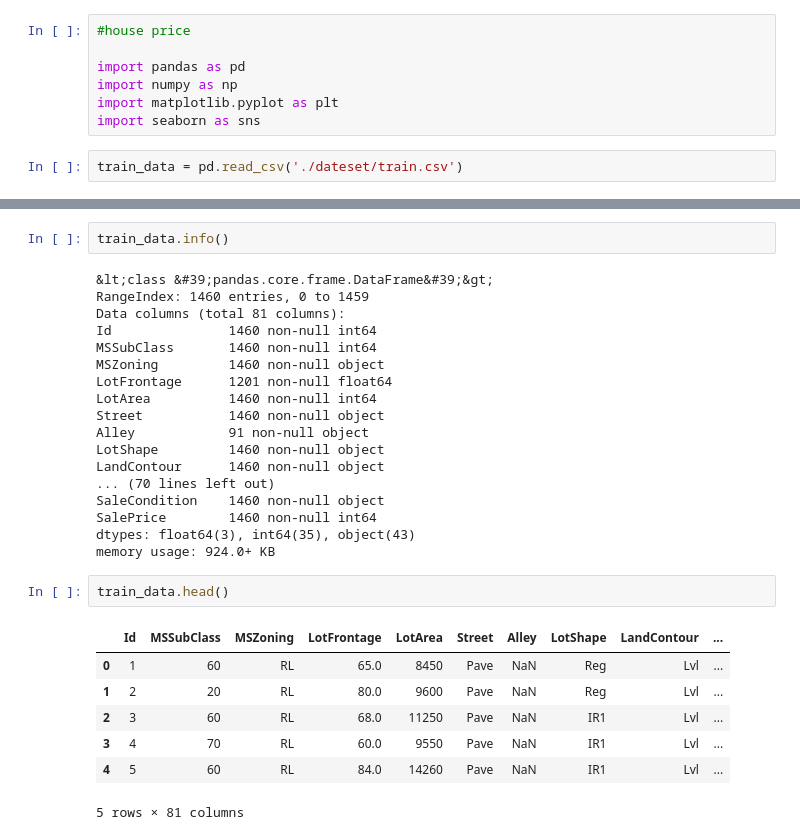
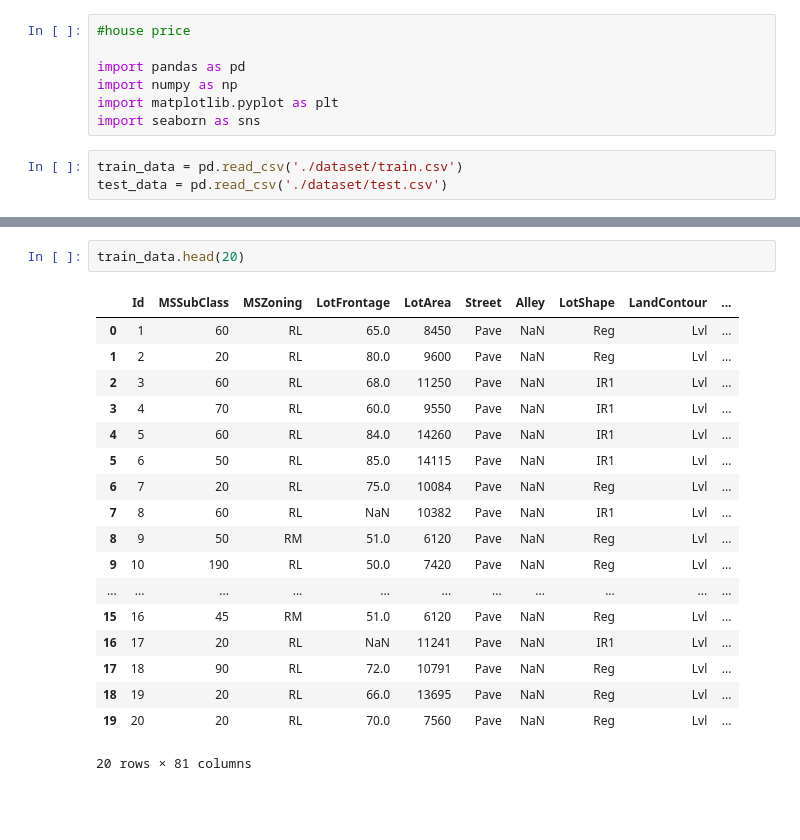
Before and after one commit to fhyPayaso/KaggleLearn, a Jupyter notebook: HousePrices/baseline.ipynb, the cells around one changed output, grey strips where cells are left out. Drawn from its saved outputs; the diff is of its cells as text; blank space fills up the shorter version.

Commit message:
house price

```diff
--- a/HousePrices/baseline.ipynb
+++ b/HousePrices/baseline.ipynb
@@ -6,4 +6,5 @@ import numpy as np
 import matplotlib.pyplot as plt
 import seaborn as sns
 # %%
-train_data = pd.read_csv('./dateset/train.csv')
+train_data = pd.read_csv('./dataset/train.csv')
+test_data = pd.read_csv('./dataset/test.csv')
@@ -23,30 +11,21 @@ train_data.describe()
-# %%
-train_data.info()
-# %% [output]
-&lt;class &#39;pandas.core.frame.DataFrame&#39;&gt;
-RangeIndex: 1460 entries, 0 to 1459
-Data columns (total 81 columns):
-Id               1460 non-null int64
-MSSubClass       1460 non-null int64
-MSZoning         1460 non-null object
-LotFrontage      1201 non-null float64
-LotArea          1460 non-null int64
-Street           1460 non-null object
-Alley            91 non-null object
-LotShape         1460 non-null object
-LandContour      1460 non-null object
-... (70 lines left out)
-SaleCondition    1460 non-null object
-SalePrice        1460 non-null int64
-dtypes: float64(3), int64(35), object(43)
-memory usage: 924.0+ KB
 # %%
-train_data.head()
+train_data.head(20)
 # %% [output]
 |  | Id | MSSubClass | MSZoning | LotFrontage | LotArea | Street | Alley | LotShape | LandContour | ... |
 | 0 | 1 | 60 | RL | 65.0 | 8450 | Pave | NaN | Reg | Lvl | ... |
 | 1 | 2 | 20 | RL | 80.0 | 9600 | Pave | NaN | Reg | Lvl | ... |
 | 2 | 3 | 60 | RL | 68.0 | 11250 | Pave | NaN | IR1 | Lvl | ... |
 | 3 | 4 | 70 | RL | 60.0 | 9550 | Pave | NaN | IR1 | Lvl | ... |
 | 4 | 5 | 60 | RL | 84.0 | 14260 | Pave | NaN | IR1 | Lvl | ... |
+| 5 | 6 | 50 | RL | 85.0 | 14115 | Pave | NaN | IR1 | Lvl | ... |
+| 6 | 7 | 20 | RL | 75.0 | 10084 | Pave | NaN | Reg | Lvl | ... |
+| 7 | 8 | 60 | RL | NaN | 10382 | Pave | NaN | IR1 | Lvl | ... |
+| 8 | 9 | 50 | RM | 51.0 | 6120 | Pave | NaN | Reg | Lvl | ... |
+| 9 | 10 | 190 | RL | 50.0 | 7420 | Pave | NaN | Reg | Lvl | ... |
+| ... | ... | ... | ... | ... | ... | ... | ... | ... | ... | ... |
+| 15 | 16 | 45 | RM | 51.0 | 6120 | Pave | NaN | Reg | Lvl | ... |
+| 16 | 17 | 20 | RL | NaN | 11241 | Pave | NaN | IR1 | Lvl | ... |
+| 17 | 18 | 90 | RL | 72.0 | 10791 | Pave | NaN | Reg | Lvl | ... |
+| 18 | 19 | 20 | RL | 66.0 | 13695 | Pave | NaN | Reg | Lvl | ... |
+| 19 | 20 | 20 | RL | 70.0 | 7560 | Pave | NaN | Reg | Lvl | ... |
-5 rows × 81 columns
+20 rows × 81 columns
```
Also changed, not shown: parts of 17 cells of this notebook, 11 other files.
